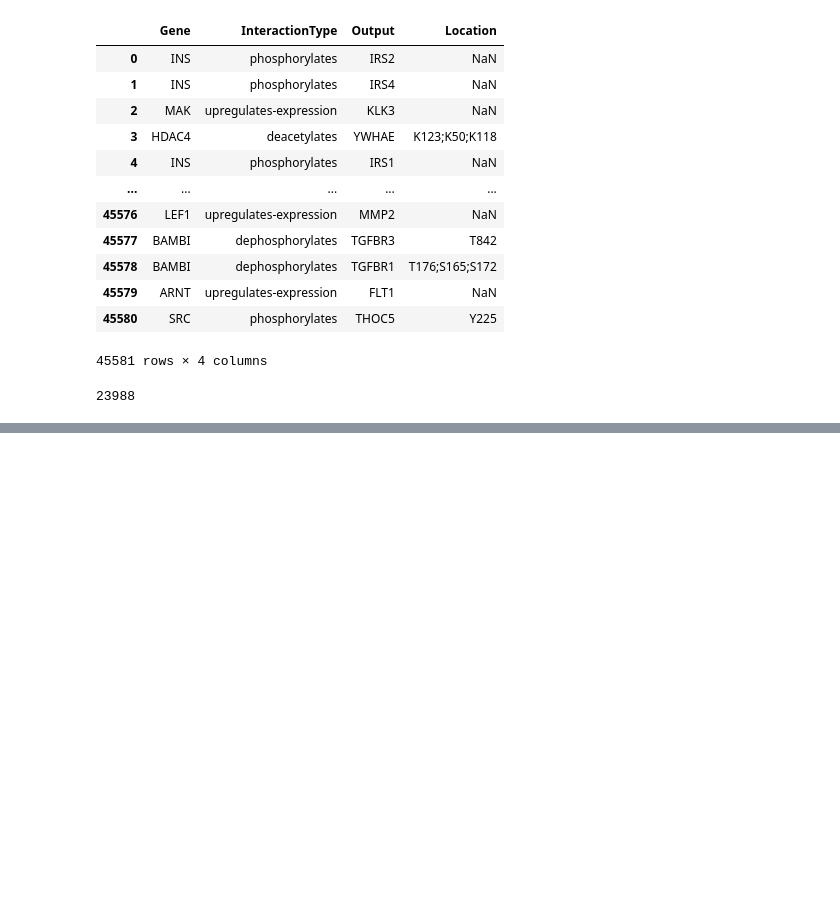
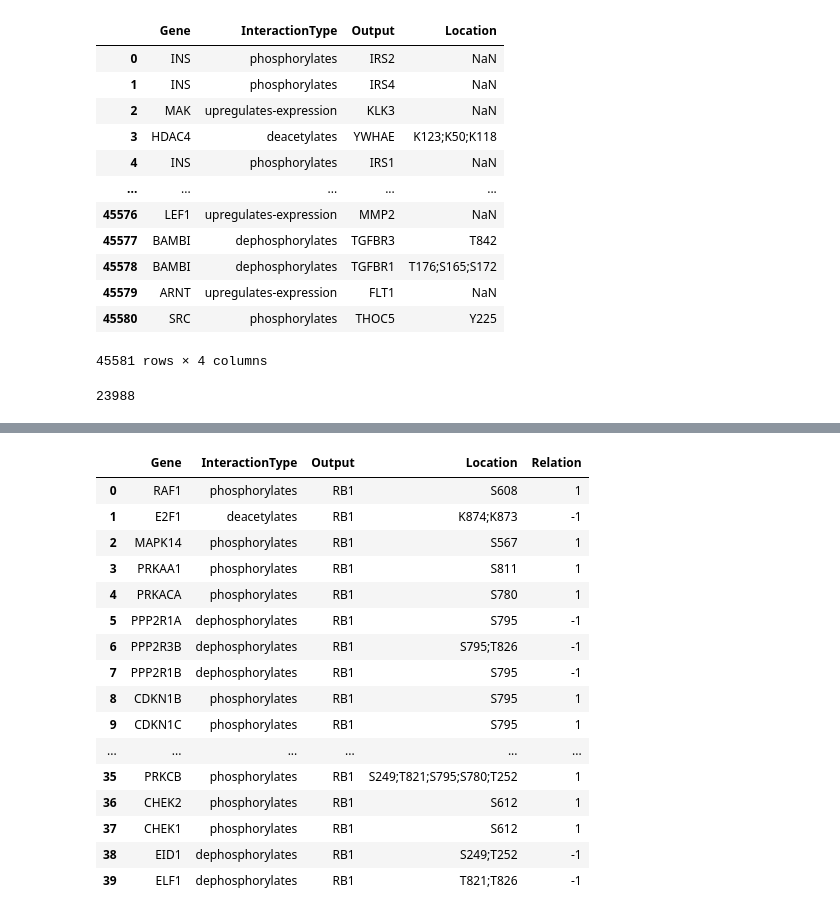
Before and after one commit to KisanThapa/GeneMutationClassification, a Jupyter notebook: notebook.ipynb, the cells around one changed output, grey strips where cells are left out. Saved outputs shown, nothing was run; the diff lists cells and outputs as text; code cells hidden in the pictures; blank space fills up the shorter version.

```diff
--- a/notebook.ipynb
+++ b/notebook.ipynb
@@ -167,6 +169,7 @@ plt.show()
 # %%
 fields = ['Gene', 'InteractionType', 'Output', 'URL', 'Location']
-causal_prior = pd.read_csv('causal-priors.txt', sep='\t', error_bad_lines=False, index_col=False, dtype='unicode', skipinitialspace=True)
+causal_prior = pd.read_csv('causal-priors.txt', sep='\t', error_bad_lines=False,
+                           index_col=False, dtype='unicode', skipinitialspace=True)
 causal_prior.columns = fields
 causal_prior.head(25)
 # %% [output]
@@ -264,3 +263,7 @@ T634;T499;T323;S15;T313;T641;T16;S660     81
 Y180                                      80
 Y91                                       79
 Name: Location, dtype: int64
+# %%
+# Remove all the rows which does not have site locations
+causal_pr = causal_pr[causal_pr['Location'].notna()]
+causal_pr.reset_index(drop=True, inplace=True)
@@ -266,0 +325,4 @@ Name: Location, dtype: int64
+# %%
+rb1_up_nodes = causal_pr[causal_pr['Output'] == 'RB1']
+rb1_up_nodes.reset_index(drop=True, inplace=True)
+rb1_up_nodes
@@ -266,0 +347,24 @@ Name: Location, dtype: int64
+# %%
+rb1_up_nodes['Relation'] = 0
+rb1_up_nodes['Relation'] = rb1_up_nodes['InteractionType'].apply(lambda x: 1 if str(
+    x) == 'phosphorylates' or str(x) == 'acetylates' or str(x) == 'methylates' else -1)
+
+rb1_up_nodes
+# %% [output]
+|  | Gene | InteractionType | Output | Location | Relation |
+| 0 | RAF1 | phosphorylates | RB1 | S608 | 1 |
+| 1 | E2F1 | deacetylates | RB1 | K874;K873 | -1 |
+| 2 | MAPK14 | phosphorylates | RB1 | S567 | 1 |
+| 3 | PRKAA1 | phosphorylates | RB1 | S811 | 1 |
+| 4 | PRKACA | phosphorylates | RB1 | S780 | 1 |
+| 5 | PPP2R1A | dephosphorylates | RB1 | S795 | -1 |
+| 6 | PPP2R3B | dephosphorylates | RB1 | S795;T826 | -1 |
+| 7 | PPP2R1B | dephosphorylates | RB1 | S795 | -1 |
+| 8 | CDKN1B | phosphorylates | RB1 | S795 | 1 |
+| 9 | CDKN1C | phosphorylates | RB1 | S795 | 1 |
+| ... | ... | ... | ... | ... | ... |
+| 35 | PRKCB | phosphorylates | RB1 | S249;T821;S795;S780;T252 | 1 |
+| 36 | CHEK2 | phosphorylates | RB1 | S612 | 1 |
+| 37 | CHEK1 | phosphorylates | RB1 | S612 | 1 |
+| 38 | EID1 | dephosphorylates | RB1 | S249;T252 | -1 |
+| 39 | ELF1 | dephosphorylates | RB1 | T821;T826 | -1 |
```
Also changed, not shown: parts of 22 cells of this notebook, 3 other files.
